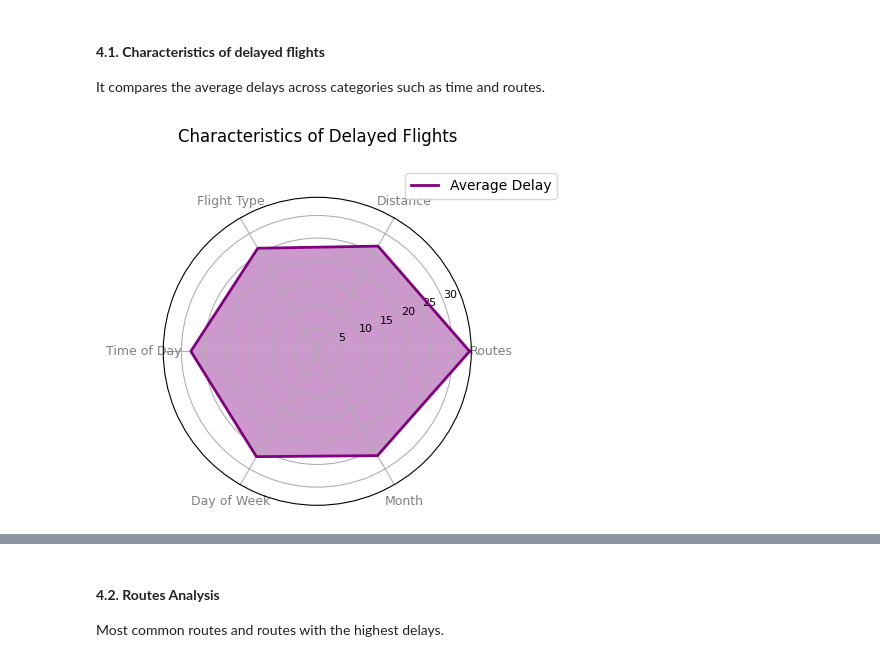
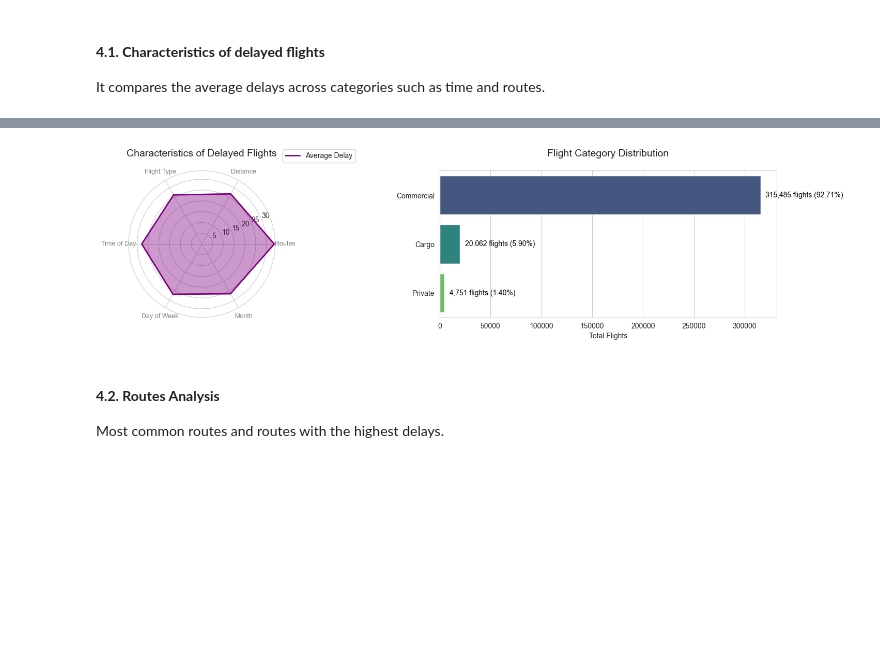
Before and after one commit to DT-Service-Consulting/avstats, a Jupyter notebook: avstats/AvStats_EDA.ipynb, the cells around one changed output, grey strips where cells are left out. Cells and saved outputs as stored; diff of their text form; code cells hidden in the pictures; blank space fills up the shorter version.

Commit message:
Added plot for flight_cat distribution
- plot_radar_and_flight_cat() in Visualizations.py

```diff
--- a/avstats/AvStats_EDA.ipynb
+++ b/avstats/AvStats_EDA.ipynb
@@ -336,7 +334,6 @@ In statistics, Cramér's V is a measure of association between two nominal varia
 #### **4.1. Characteristics of delayed flights**
 
 It compares the average delays across categories such as time and routes.
-# %%
-plot_radar_chart(df)
-# %% [output]
-[figure, removed]
+# %%
+plot_radar_and_flight_cat(df)
+# %% [output]
@@ -343,3 +341,4 @@ plot_radar_chart(df)
+[figure, added]
 # %% [markdown]
 #### **4.2. Routes Analysis**
 
```
Also changed, not shown: parts of 5 cells of this notebook, 1 other file.
